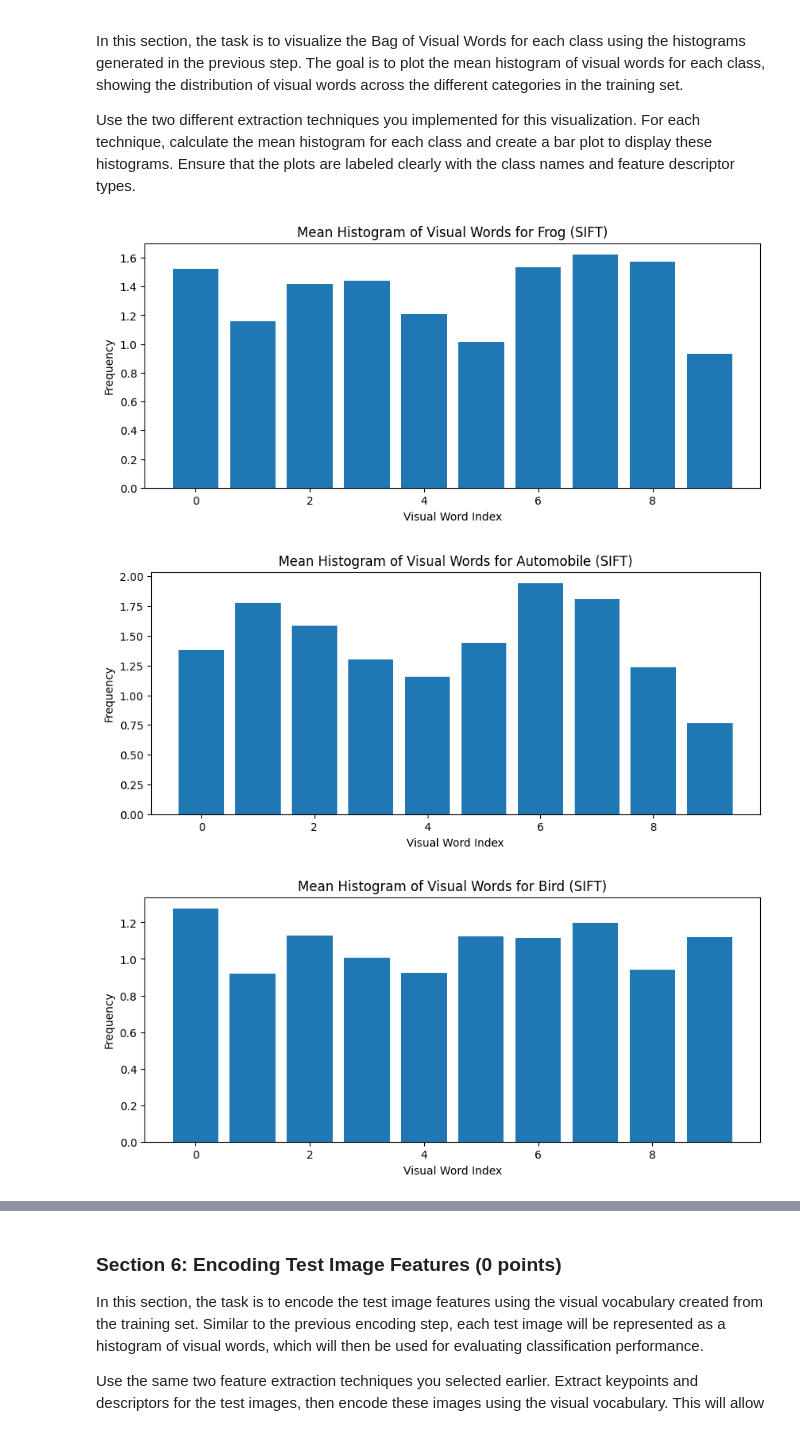
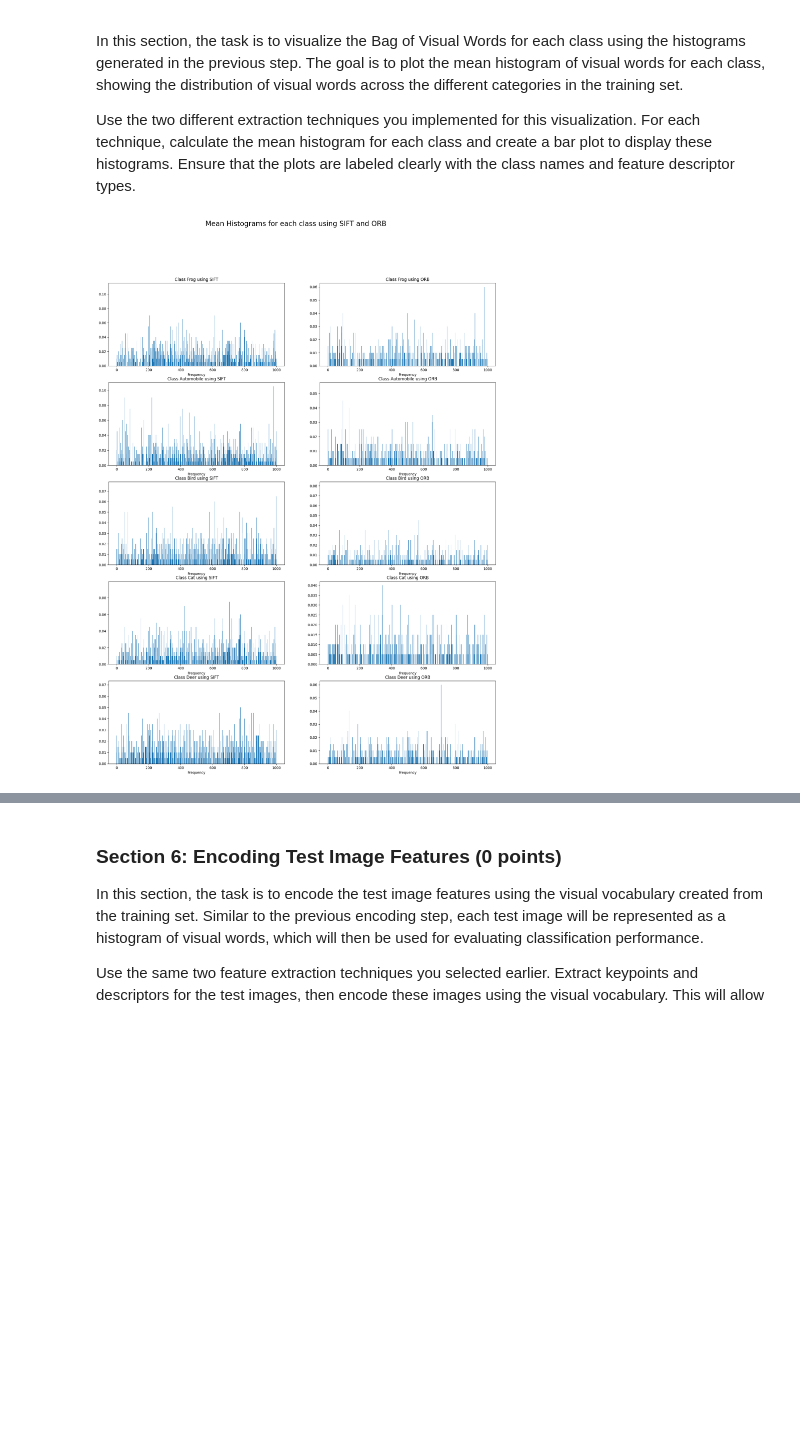
Before and after one commit to meherc99/group44_cv_labs, a Jupyter notebook: cv1-final-lab/cv1-final-lab-part-1.ipynb, the cells around one changed output, grey strips where cells are left out. Cells and saved outputs as stored; diff of their text form; code cells hidden in the pictures; blank space fills up the shorter version.

```diff
--- a/cv1-final-lab/cv1-final-lab-part-1.ipynb
+++ b/cv1-final-lab/cv1-final-lab-part-1.ipynb
@@ -284,0 +291,2 @@ all_features.shape
+# %%
+classwise_images = {label:np.where(train_labels==label)[0][:2] for label in range(num_classes)}
@@ -383,6 +446,3 @@ def encode_image_features(images, extraction_method, kmeans, pca, num_of_visual_
         histograms.append(histogram)
 
     return np.array(histograms)
-# %%
-extraction_method = 'sift'
-num_of_visual_words = 10
@@ -388,0 +462,3 @@ num_of_visual_words = 10
+# %%
+extracted_features = extract_dataset_features(train_images1, 'orb', as_gray=True)
+visual_vocabulary_orb  = build_visual_vocabulary(extracted_features, n_clusters=num_of_visual_words, n_iter=n_iter)
@@ -389,9 +471,9 @@ num_of_visual_words = 10
 # %%
 # Encode training images
-train_histograms = encode_image_features(train_images, extraction_method, kmeans, pca, num_of_visual_words)
-print(f"Encoded train histograms: {train_histograms.shape}")
+train_histograms_sift = encode_image_features(train_images, 'sift', visual_vocabulary_sift, num_of_visual_words)
+train_histograms_orb = encode_image_features(train_images, 'orb', visual_vocabulary_orb, num_of_visual_words)
 
-# Encode test images
-# test_histograms = encode_image_features(test_images, kmeans, num_of_visual_words)
-# print(f"Encoded test histograms: {test_histograms.shape}")
+# Shape : (num_images, num_of_visual_words)
+print(f"Encoded train histograms using SIFT: {train_histograms_sift.shape}")
+print(f"Encoded train histograms using ORB: {train_histograms_orb.shape}")
 # %% [output]
@@ -416,23 +499,35 @@ Use the two different extraction techniques you implemented for this visualizati
 # %%
 # YOUR CODE HERE
 
 # Calculate mean histograms for each class
-mean_histograms = np.zeros((num_classes, num_of_visual_words))
+mean_histogram_sift = np.zeros((num_classes, num_of_visual_words))
+mean_histogram_orb = np.zeros((num_classes, num_of_visual_words))
 
 for class_idx in range(num_classes):
-    class_histograms = train_histograms[train_labels == class_idx]
-    mean_histograms[class_idx] = np.mean(class_histograms, axis=0)
+    class_histograms = train_histograms_sift[train_labels == class_idx]
+    mean_histogram_sift[class_idx] = np.mean(class_histograms, axis=0)
+
+    class_histograms = train_histograms_orb[train_labels == class_idx]
+    mean_histogram_orb[class_idx] = np.mean(class_histograms, axis=0)
 
 # Plot mean histograms for each class
-class_names = ['Frog', 'Automobile', 'Bird', 'Cat', 'Deer']
-for class_idx, class_name in enumerate(class_names):
-    plt.figure(figsize=(10, 4))
-    plt.bar(range(num_of_visual_words), mean_histograms[class_idx])
-    plt.xlabel('Visual Word Index')
-    plt.ylabel('Frequency')
-    plt.title(f'Mean Histogram of Visual Words for {class_name} ({extraction_method.upper()})')
-    plt.show()
+fig, axes = plt.subplots(num_classes, 2, figsize=(20, 25))
+
+fig.suptitle("Mean Histograms for each class using SIFT and ORB", fontsize=20)
+
+for class_label, class_name in classes.items():
+    ax = axes[class_label, 0]
+    ax.bar(range(num_of_visual_words), mean_histogram_sift[class_label])
+    ax.set_xlabel('Visual Word Index')
+    ax.set_xlabel('Frequency')
+    ax.set_title(f'Class {class_name} using SIFT')
+
+    ax = axes[class_label, 1]
+    ax.bar(range(num_of_visual_words), mean_histogram_orb[class_label])
+    ax.set_xlabel('Visual Word Index')
+    ax.set_xlabel('Frequency')
+    ax.set_title(f'Class {class_name} using ORB')
+
+plt.show()
 # %% [output]
-[figure, old version]
+[figure, new version]
-[figure, removed]
-[figure, removed]
```
Also changed, not shown: parts of 28 cells of this notebook, 2 other files.
